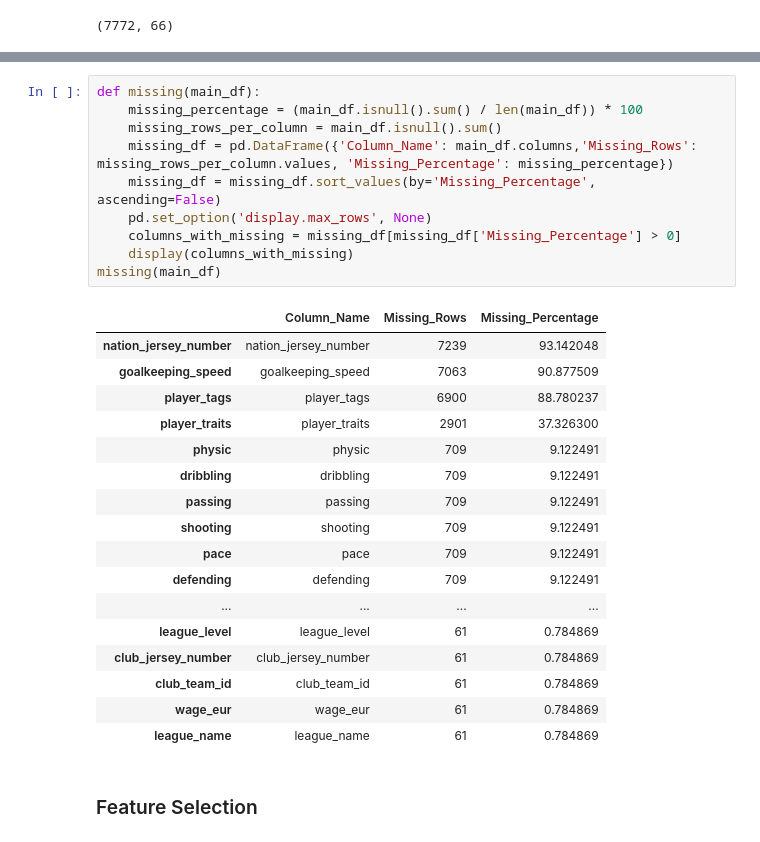
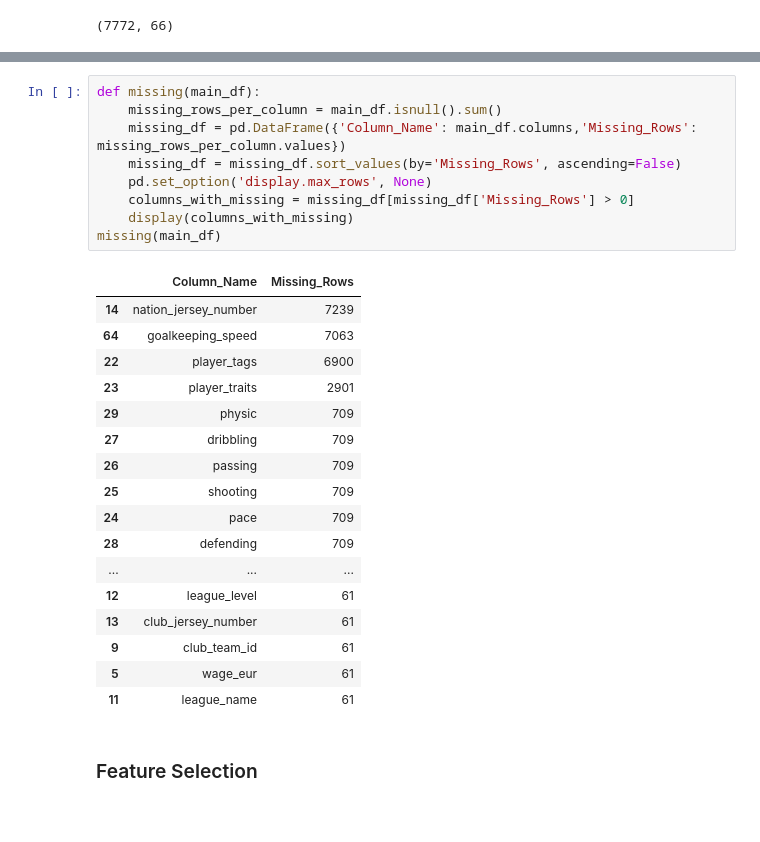
Before and after one commit to rahulbollisetty/ML_assignment_IIITB, a Jupyter notebook: 1.ipynb, the cells around one changed output, grey strips where cells are left out. Drawn from its saved outputs; the diff is of its cells as text.

```diff
--- a/1.ipynb
+++ b/1.ipynb
@@ -83,32 +83,31 @@ Numerical  columns:
  'contribution_type']
 # %%
 def missing(main_df):
-    missing_percentage = (main_df.isnull().sum() / len(main_df)) * 100
     missing_rows_per_column = main_df.isnull().sum()
-    missing_df = pd.DataFrame({'Column_Name': main_df.columns,'Missing_Rows': missing_rows_per_column.values, 'Missing_Percentage': missing_percentage})
-    missing_df = missing_df.sort_values(by='Missing_Percentage', ascending=False)
+    missing_df = pd.DataFrame({'Column_Name': main_df.columns,'Missing_Rows': missing_rows_per_column.values})
+    missing_df = missing_df.sort_values(by='Missing_Rows', ascending=False)
     pd.set_option('display.max_rows', None)
-    columns_with_missing = missing_df[missing_df['Missing_Percentage'] > 0]
+    columns_with_missing = missing_df[missing_df['Missing_Rows'] > 0]
     display(columns_with_missing)
 missing(main_df)
 # %% [output]
-|  | Column_Name | Missing_Rows | Missing_Percentage |
-| nation_jersey_number | nation_jersey_number | 7239 | 93.142048 |
-| goalkeeping_speed | goalkeeping_speed | 7063 | 90.877509 |
-| player_tags | player_tags | 6900 | 88.780237 |
-| player_traits | player_traits | 2901 | 37.326300 |
-| physic | physic | 709 | 9.122491 |
-| dribbling | dribbling | 709 | 9.122491 |
-| passing | passing | 709 | 9.122491 |
-| shooting | shooting | 709 | 9.122491 |
-| pace | pace | 709 | 9.122491 |
-| defending | defending | 709 | 9.122491 |
-| ... | ... | ... | ... |
-| league_level | league_level | 61 | 0.784869 |
-| club_jersey_number | club_jersey_number | 61 | 0.784869 |
-| club_team_id | club_team_id | 61 | 0.784869 |
-| wage_eur | wage_eur | 61 | 0.784869 |
-| league_name | league_name | 61 | 0.784869 |
+|  | Column_Name | Missing_Rows |
+| 14 | nation_jersey_number | 7239 |
+| 64 | goalkeeping_speed | 7063 |
+| 22 | player_tags | 6900 |
+| 23 | player_traits | 2901 |
+| 29 | physic | 709 |
+| 27 | dribbling | 709 |
+| 26 | passing | 709 |
+| 25 | shooting | 709 |
+| 24 | pace | 709 |
+| 28 | defending | 709 |
+| ... | ... | ... |
+| 12 | league_level | 61 |
+| 13 | club_jersey_number | 61 |
+| 9 | club_team_id | 61 |
+| 5 | wage_eur | 61 |
+| 11 | league_name | 61 |
 # %% [markdown]
 ### Feature Selection
 # %%
```
Also changed, not shown: parts of 7 cells of this notebook, 3 other files.
